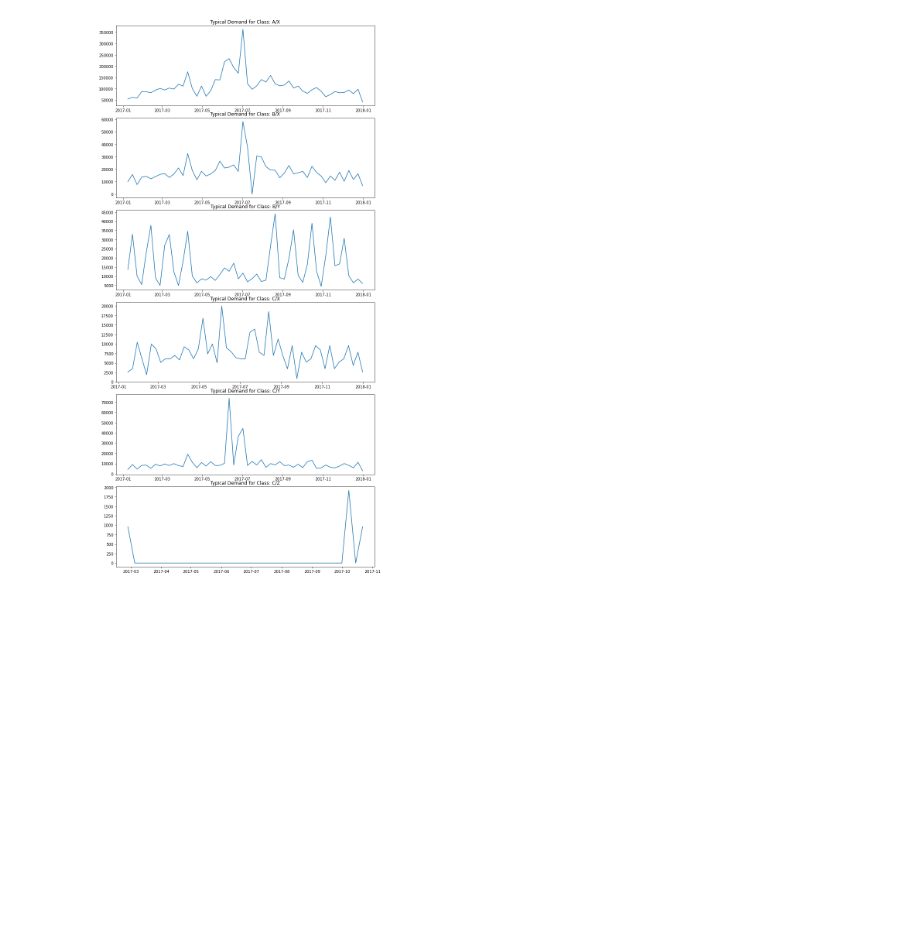
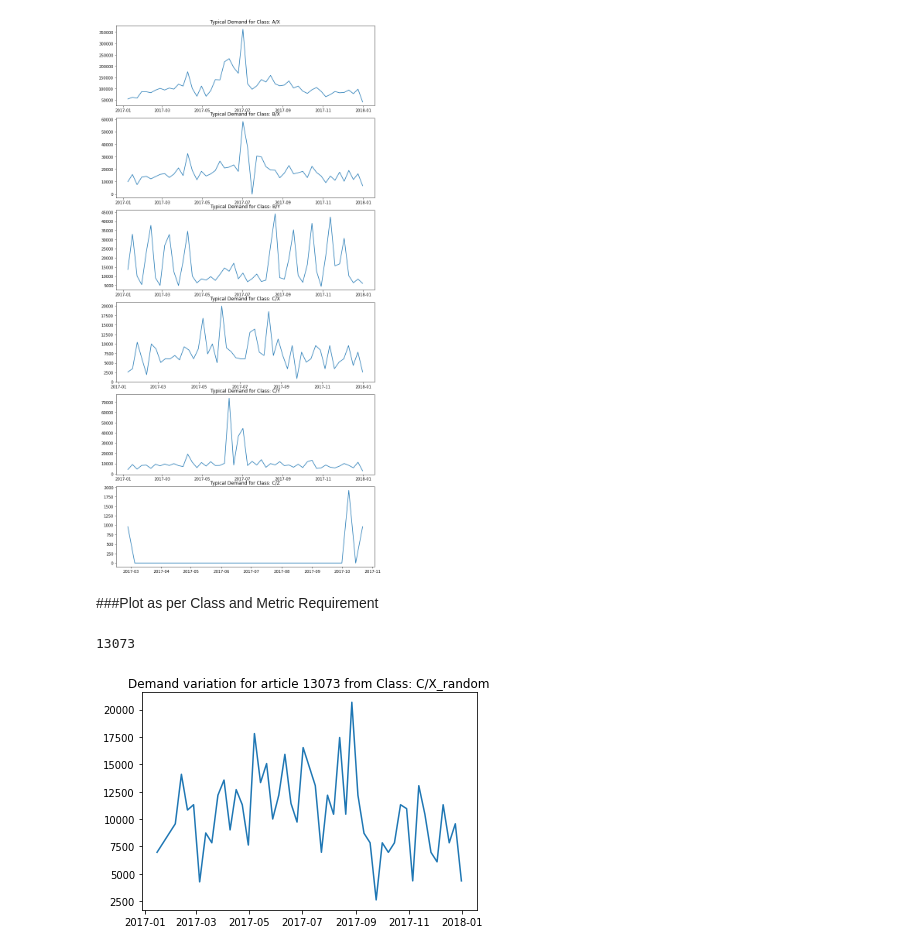
Before and after one commit to sattwiksuman/Digital_Operations_and_Supply_Chain_Management, a Jupyter notebook: ABC_XYZ_Analysis.ipynb, the cells around one changed output. Cells and saved outputs as stored; diff of their text form; code cells hidden in the pictures; blank space fills up the shorter version.

```diff
--- a/ABC_XYZ_Analysis.ipynb
+++ b/ABC_XYZ_Analysis.ipynb
@@ -159,3 +198,44 @@ plt.savefig('/content/ABC_XYZ_Analysis.png')
 plt.show()
 # %% [output]
 [figure]
+# %% [markdown]
+###Plot as per Class and Metric Requirement
+# %%
+#Choose a class to select an article:
+#choose between 'A/X', 'B/X', 'B/Y', 'C/X', 'C/Y', 'C/Z' as these are the only classes with products
+item = 'C/X'
+# %%
+#choose a metric so select the article from the class selected above
+#chose between 'max', 'min', 'random'
+
+metric = 'random'
+if metric in ['max', 'min', 'median']:
+    metric_vc = df_articles_ABC_XYZ.groupby('Class_ABC_XYZ').agg({'Variance_Coeff': metric})
+    item_metric_vc = df_articles_ABC_XYZ[(df_articles_ABC_XYZ['Artikel-Nr.'].isin(max_articles[item])) \
+                                            & (df_articles_ABC_XYZ['Variance_Coeff']==metric_vc.loc[item]['Variance_Coeff'])]['Artikel-Nr.']
+else:
+    item_metric_vc = random.choice(max_articles[item])
+# %%
+#Run the cell if you want to ensure the article number that has been selected by the above cell
+item_metric_vc
+# %% [output]
+13073
+# %%
+items_group = df_demand.groupby('Artikel-Nr.')
+if metric=='random':
+    dummy_df = items_group.get_group(item_metric_vc).copy()
+else:
+    dummy_df = items_group.get_group(item_metric_vc.values[0]).copy()
+dummy_df.sort_values(by='Belegdatum', ignore_index=True, inplace=True)
+dummy_df.index=dummy_df['Belegdatum']
+weekly_val = dummy_df.groupby(pd.Grouper(freq='W'))['Stat.Menge'].sum().reset_index()
+plt.plot(weekly_val['Belegdatum'], weekly_val['Stat.Menge'])
+if metric=='random':
+    plt.title(f'Demand variation for article {item_metric_vc} from Class: {item}_{metric}')
+    plot_name=f'Class_{item}_article_{item_metric_vc}_{metric}'
+else:
+    plt.title(f'Demand variation for article {item_metric_vc.values[0]} from Class: {item}_{metric}')
+    plot_name=f'Class_{item}_article_{item_metric_vc.values[0]}_{metric}'
+plt.savefig('/content/'+plot_name.replace('/', '_')+'.png')
+# %% [output]
+[figure, added]
```
Also changed, not shown: parts of 5 cells of this notebook.
